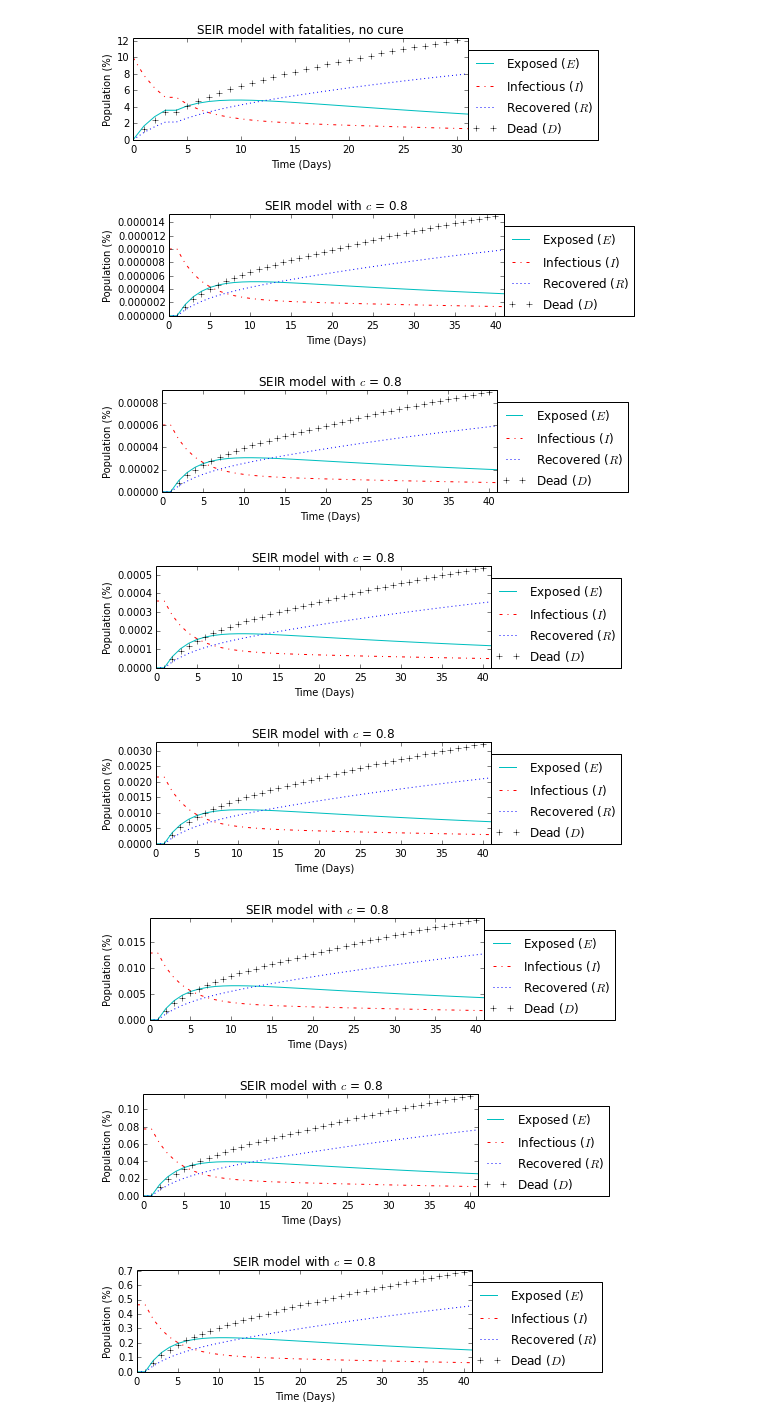
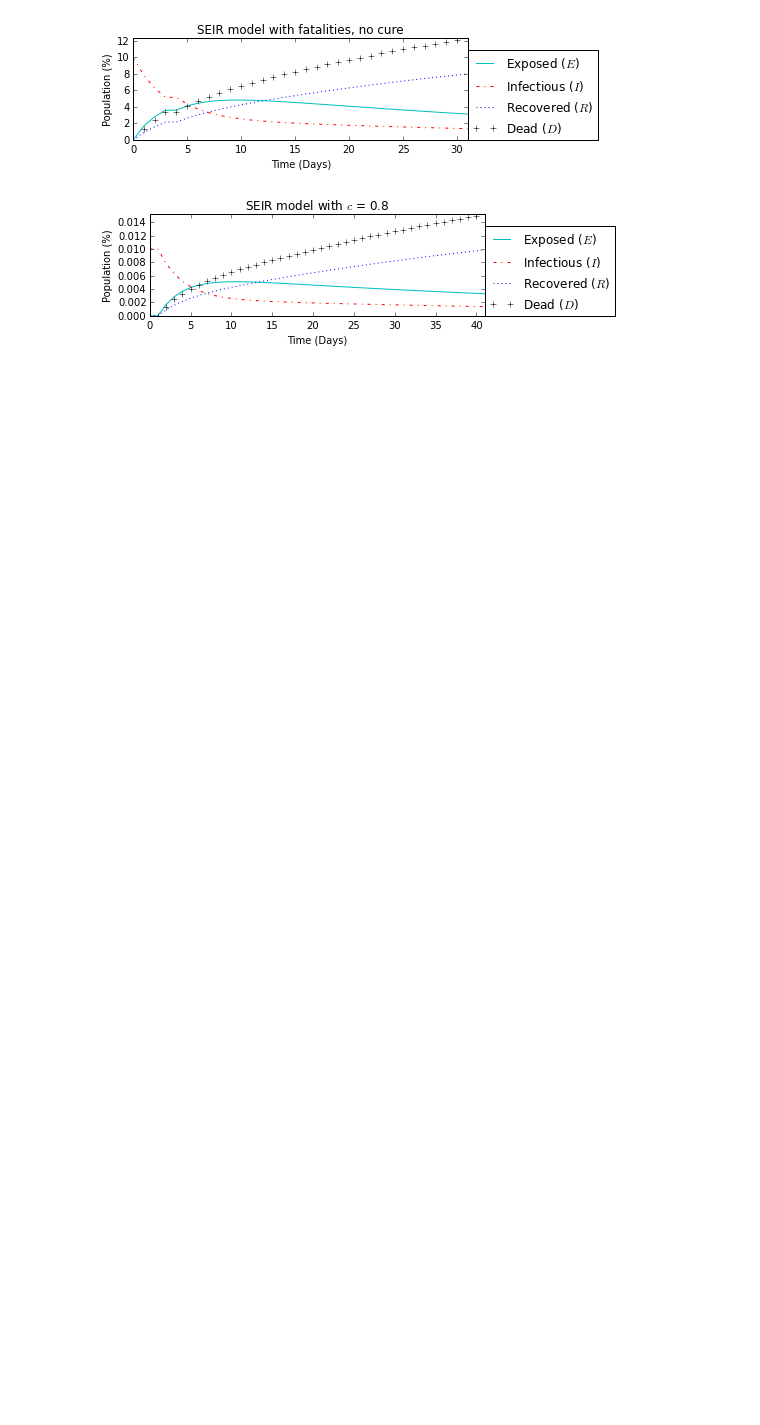
Before and after one commit to abardess/PHYS202-S14, a Jupyter notebook: MCM2015.ipynb, the cells around one changed output. Saved outputs shown, nothing was run; the diff lists cells and outputs as text; code cells hidden in the pictures; blank space fills up the shorter version.

```diff
--- a/MCM2015.ipynb
+++ b/MCM2015.ipynb
@@ -271,24 +271,17 @@ SEIR_plot_delay(RES2, t, 'SEIR model with fatalities, no cure', False, delay)
 # %% [output]
 [figure]
 # %%
-P = np.logspace(-5, 2, num = 10)
-lamb = .2
+P = [.01]
 gamma = .1
 ND = 40
 vac = 0.00
 cure = 0.0
 alpha = 1.0/6.5
 beta = 1.0/10.1
 
 for i in P:
     S0, L0, I0, R0, P0, D0 = [N, 0.00, N*i/100, 0.0, 0.0, 0.0]
     RES = SEIR_time_delay(S0, L0, I0, R0, P0, D0, lamb, gamma, vac, cure, alpha, beta, 40, 0, 1, 0, False)
     SEIR_plot_delay(RES, 40, r'SEIR model with $c$ = 0.8', False, 0)
 # %% [output]
-[figure, old version]
+[figure, new version]
-[figure, removed]
-[figure, removed]
-[figure, removed]
-[figure, removed]
-[figure, removed]
-[figure, removed]
```
Also changed, not shown: parts of 16 cells of this notebook.
